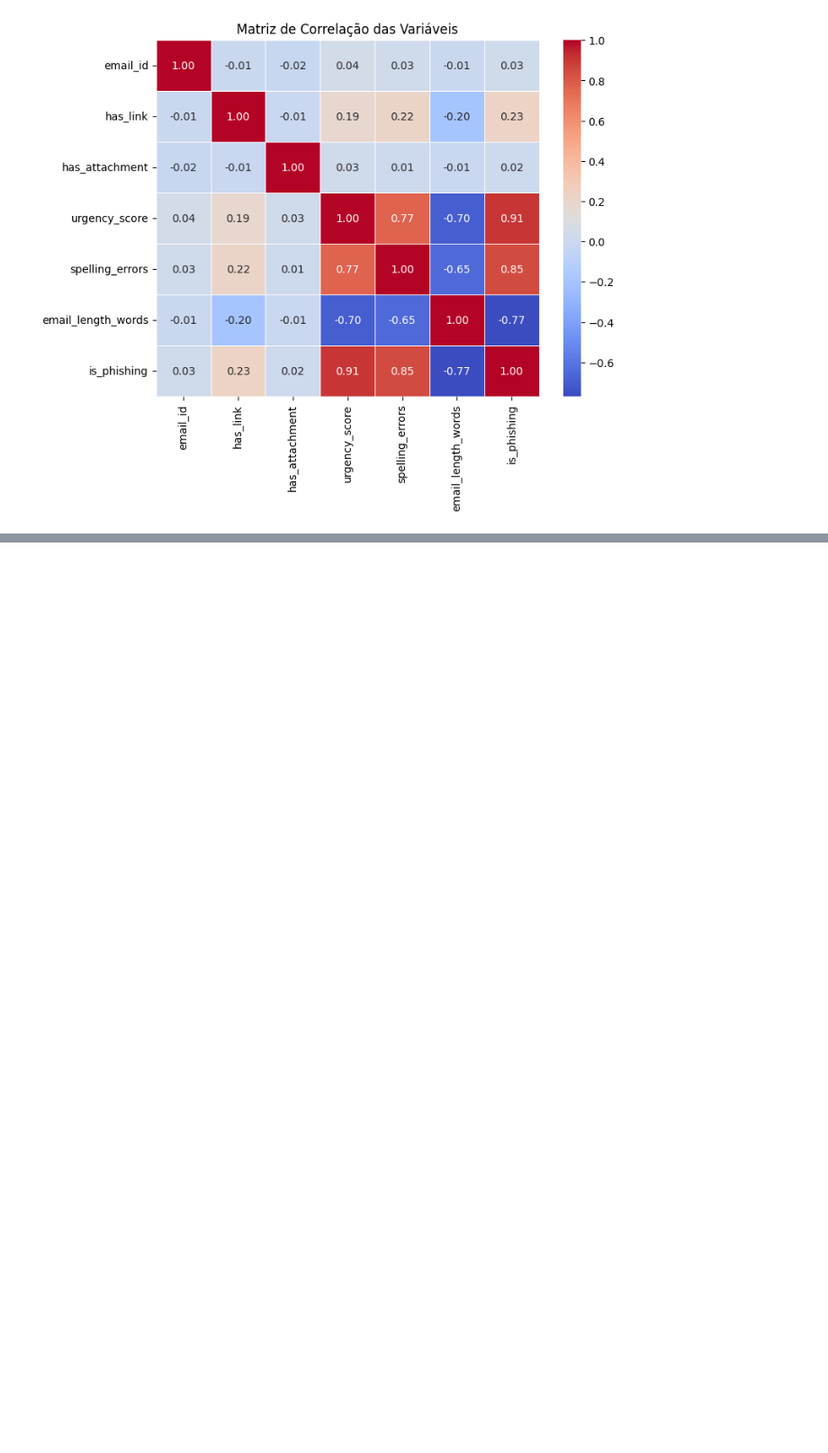
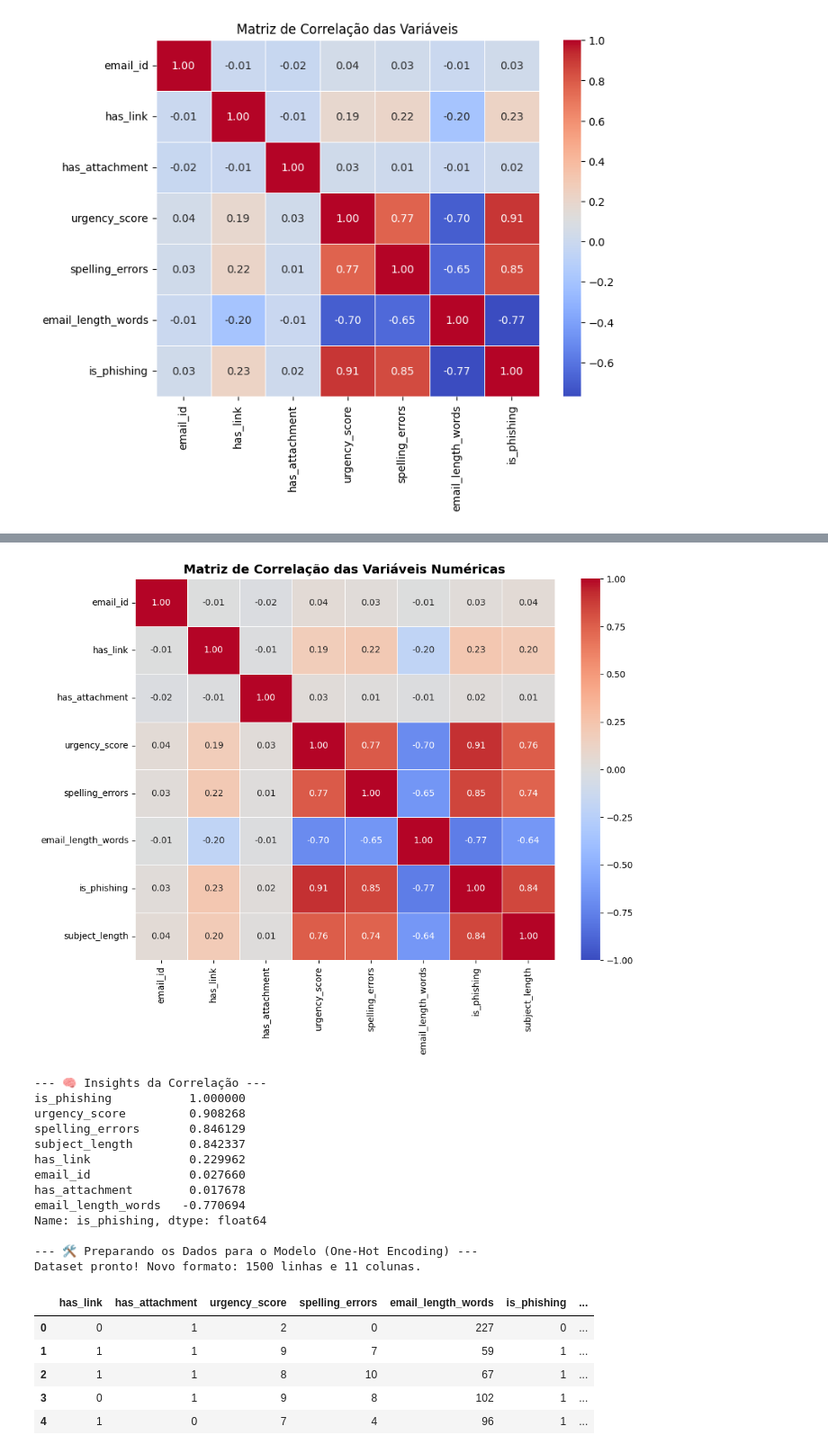
Before and after one commit to KaykyPeres/Pishing-Detection-analysis, a Jupyter notebook: Notebooks/Analise_e_Previsao_de_Series_Temporais.ipynb, the cells around one changed output, grey strips where cells are left out. Shown at 90% size. Drawn from its saved outputs; the diff is of its cells as text; code cells hidden in the pictures; blank space fills up the shorter version.

Commit message:
Preparação para Machine Learning

```diff
--- a/Notebooks/Analise_e_Previsao_de_Series_Temporais.ipynb
+++ b/Notebooks/Analise_e_Previsao_de_Series_Temporais.ipynb
@@ -92,0 +122,47 @@ plt.show()
+# %%
+#Correlação Geral e Preparação para Machine Learning
+# Cria a Matriz de Correlação apenas com as colunas que já são numéricas
+plt.figure(figsize=(10, 8))
+numeric_cols = df.select_dtypes(include=[np.number]).columns
+corr_matrix = df[numeric_cols].corr()
+
+# Plotando o Heatmap
+sns.heatmap(corr_matrix, annot=True, cmap='coolwarm', fmt='.2f', linewidths=0.5, vmin=-1, vmax=1)
+plt.title('Matriz de Correlação das Variáveis Numéricas', fontsize=14, fontweight='bold')
+plt.tight_layout()
+plt.show()
+
+print("--- 🧠 Insights da Correlação ---")
+# Mostra quais variáveis têm maior correlação direta com o Phishing
+print(corr_matrix['is_phishing'].sort_values(ascending=False))
+
+print("\n--- 🛠️ Preparando os Dados para o Modelo (One-Hot Encoding) ---")
+# Transforma a coluna de texto 'email_domain' em colunas binárias (0 ou 1)
+df_ready = pd.get_dummies(df, columns=['email_domain'], drop_first=True)
+
+# Remove as colunas de texto cruas que não usaremos mais no modelo
+df_ready = df_ready.drop(columns=['email_id', 'sender_email', 'subject'])
+
+print(f"Dataset pronto! Novo formato: {df_ready.shape[0]} linhas e {df_ready.shape[1]} colunas.")
+display(df_ready.head())
+# %% [output]
+[figure, added]
+--- 🧠 Insights da Correlação ---
+is_phishing           1.000000
+urgency_score         0.908268
+spelling_errors       0.846129
+subject_length        0.842337
+has_link              0.229962
+email_id              0.027660
+has_attachment        0.017678
+email_length_words   -0.770694
+Name: is_phishing, dtype: float64
+
+--- 🛠️ Preparando os Dados para o Modelo (One-Hot Encoding) ---
+Dataset pronto! Novo formato: 1500 linhas e 11 colunas.
+|  | has_link | has_attachment | urgency_score | spelling_errors | email_length_words | is_phishing | ... |
+| 0 | 0 | 1 | 2 | 0 | 227 | 0 | ... |
+| 1 | 1 | 1 | 9 | 7 | 59 | 1 | ... |
+| 2 | 1 | 1 | 8 | 10 | 67 | 1 | ... |
+| 3 | 0 | 1 | 9 | 8 | 102 | 1 | ... |
+| 4 | 1 | 0 | 7 | 4 | 96 | 1 | ... |
```
Also changed, not shown: parts of 1 cell of this notebook.
